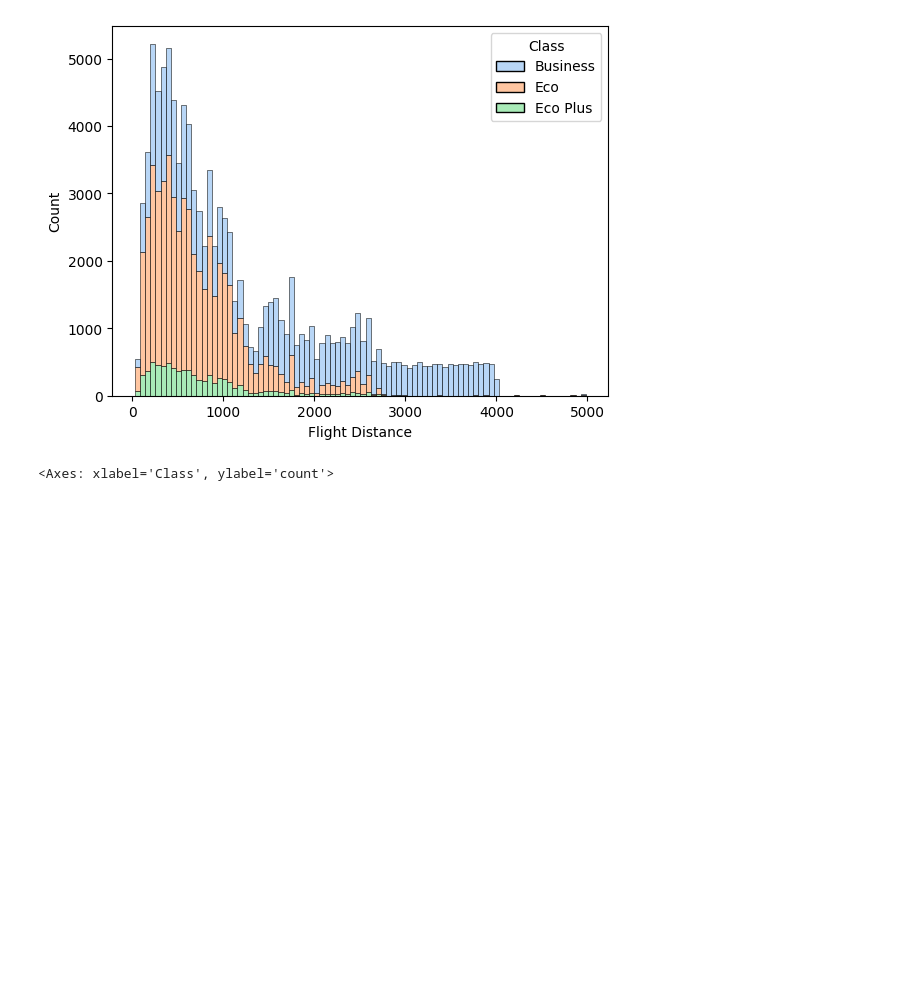
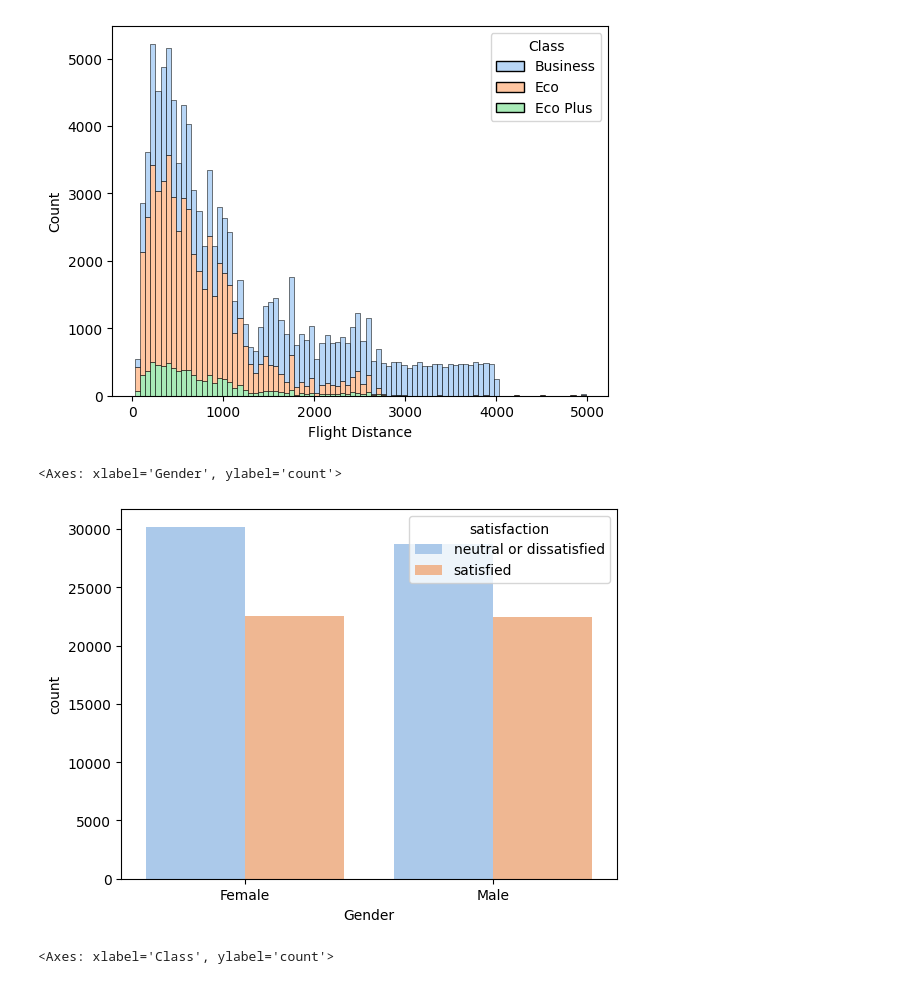
Before and after one commit to nicolasmtzguzman/airline-satisfaction, a Jupyter notebook: airline_satisfaction.ipynb, the cells around one changed output. Saved outputs shown, nothing was run; the diff lists cells and outputs as text; code cells hidden in the pictures; blank space fills up the shorter version.

```diff
--- a/airline_satisfaction.ipynb
+++ b/airline_satisfaction.ipynb
@@ -182,6 +182,11 @@ sns.histplot(df,x='Flight Distance',hue='Class',multiple='stack',palette='pastel
 # %% [output]
 <Axes: xlabel='Flight Distance', ylabel='Count'>
 [figure]
+# %%
+sns.countplot(df,x='Gender',hue='satisfaction',palette='pastel')
+# %% [output]
+<Axes: xlabel='Gender', ylabel='count'>
+[figure, added]
 # %%
 sns.countplot(df,x='Class',hue='satisfaction',palette='pastel')
 # %% [output]
```
Also changed, not shown: parts of 3 cells of this notebook.
